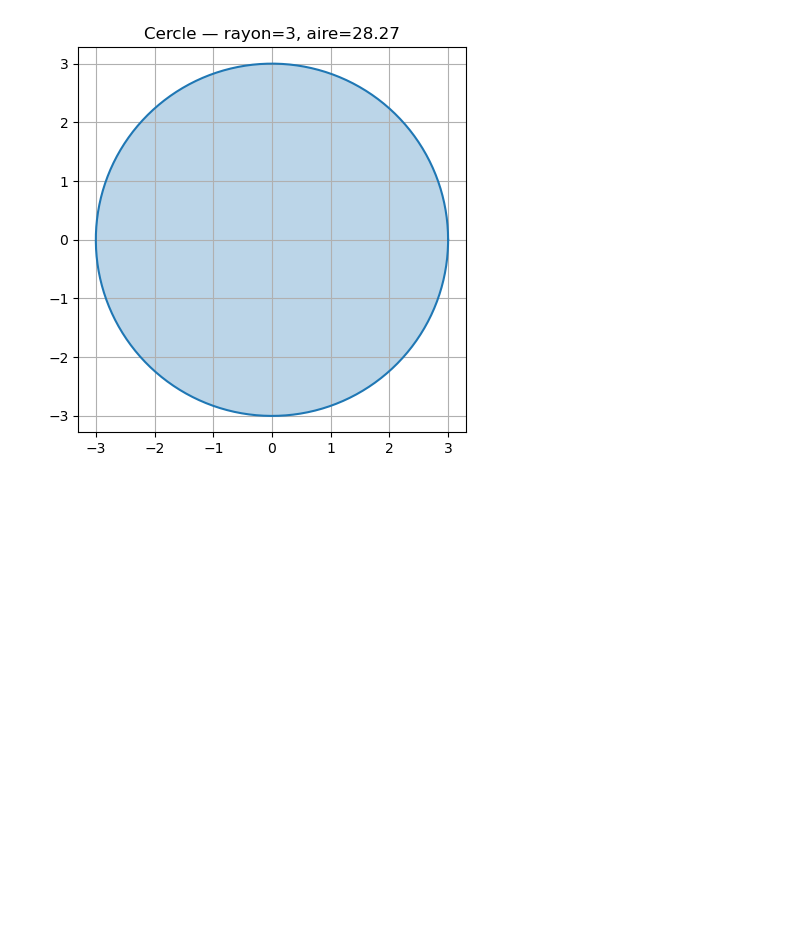
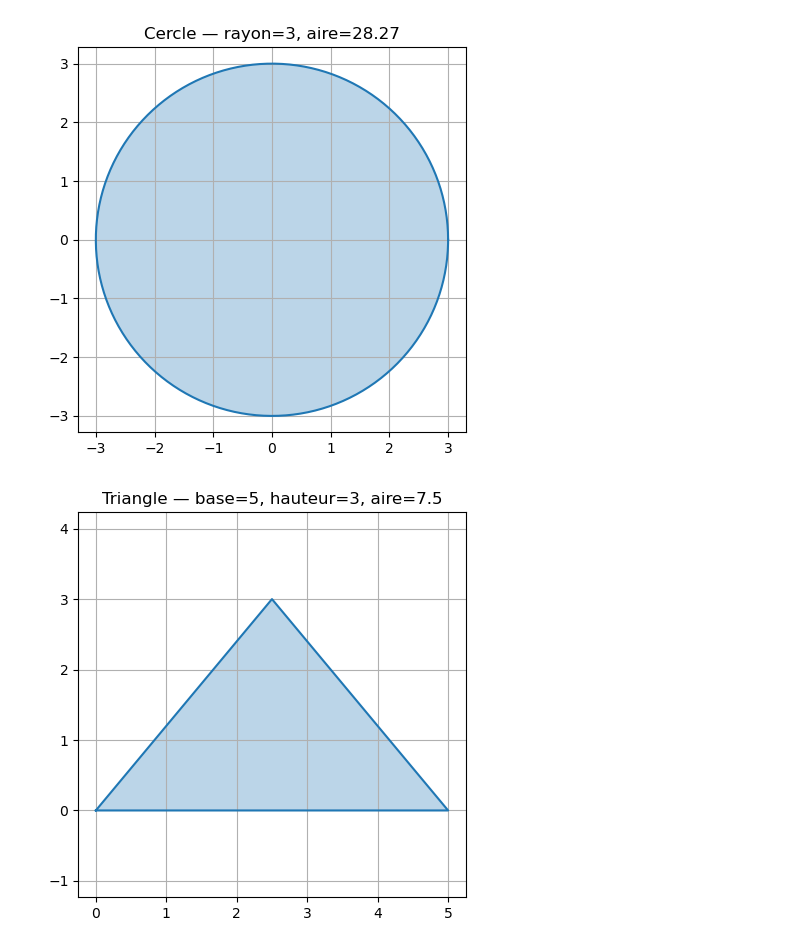
Before and after one commit to CollegeBoreal/INF1093-201-26H-05, a Jupyter notebook: 5.OOP/300156627/RAPPORT.ipynb, the cells around one changed output. Drawn from its saved outputs; the diff is of its cells as text; code cells hidden in the pictures; blank space fills up the shorter version.

Commit message:
Ajout des figures supplémentaires (Triangle, Rectangle, Pentagone, etc.) et visualisations

```diff
--- a/5.OOP/300156627/RAPPORT.ipynb
+++ b/5.OOP/300156627/RAPPORT.ipynb
@@ -45,9 +168,36 @@ def afficher_cercle(cercle):
 # %%
+from Carre import Carre
+from Cercle import Cercle
+from Triangle import Triangle
+from Rectangle import Rectangle
+from Pentagone import Pentagone
+from Ellipse import Ellipse
+from Hexagone import Hexagone
+from Losange import Losange
+import numpy as np
+import matplotlib.pyplot as plt
+
 c1 = Carre(4)
 c2 = Cercle(3)
+p1 = Pentagone(4)
+e1 = Ellipse(5, 3)
+
+c1 = Carre(4)
+c2 = Cercle(3)
+t1 = Triangle(5, 3)
+r1 = Rectangle(6, 3)
+h1 = Hexagone(4)
+l1 = Losange(6, 4)
 
 afficher_carre(c1)
 afficher_cercle(c2)
+afficher_triangle(t1)
+afficher_rectangle(r1)
+afficher_pentagone(p1)
+afficher_ellipse(e1)
+afficher_hexagone(h1)
+afficher_losange(l1)
 # %% [output]
 [figure]
 [figure]
+[figure, added]
```
Also changed, not shown: parts of 4 cells of this notebook, 6 other files.
